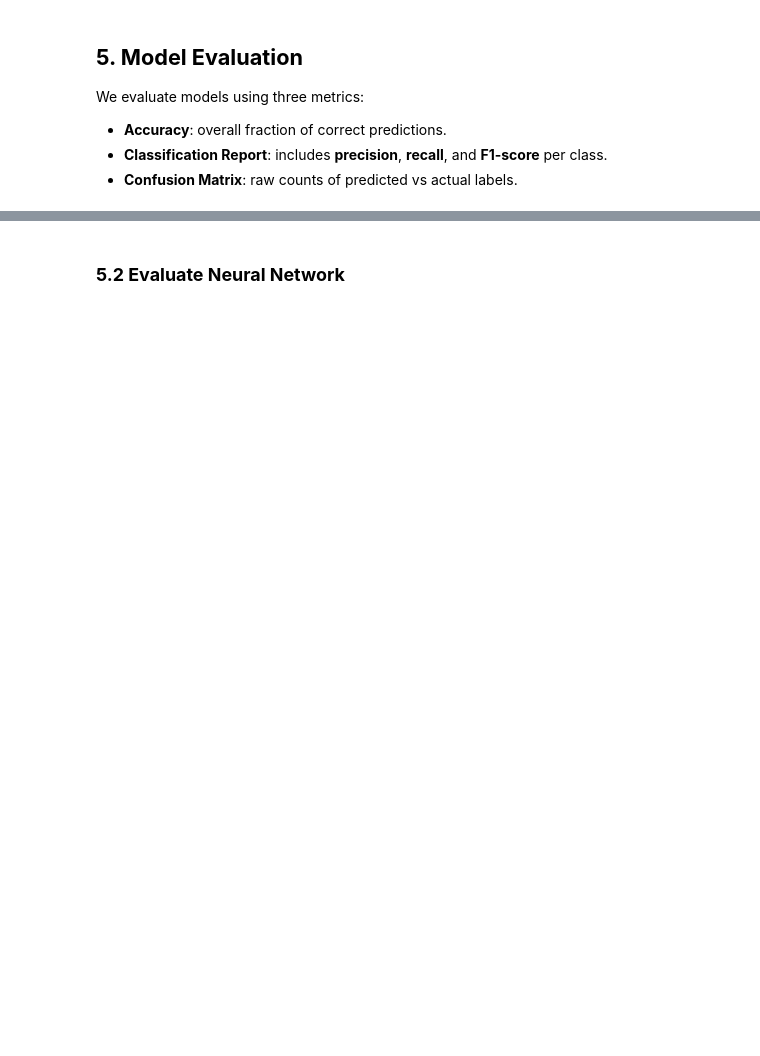
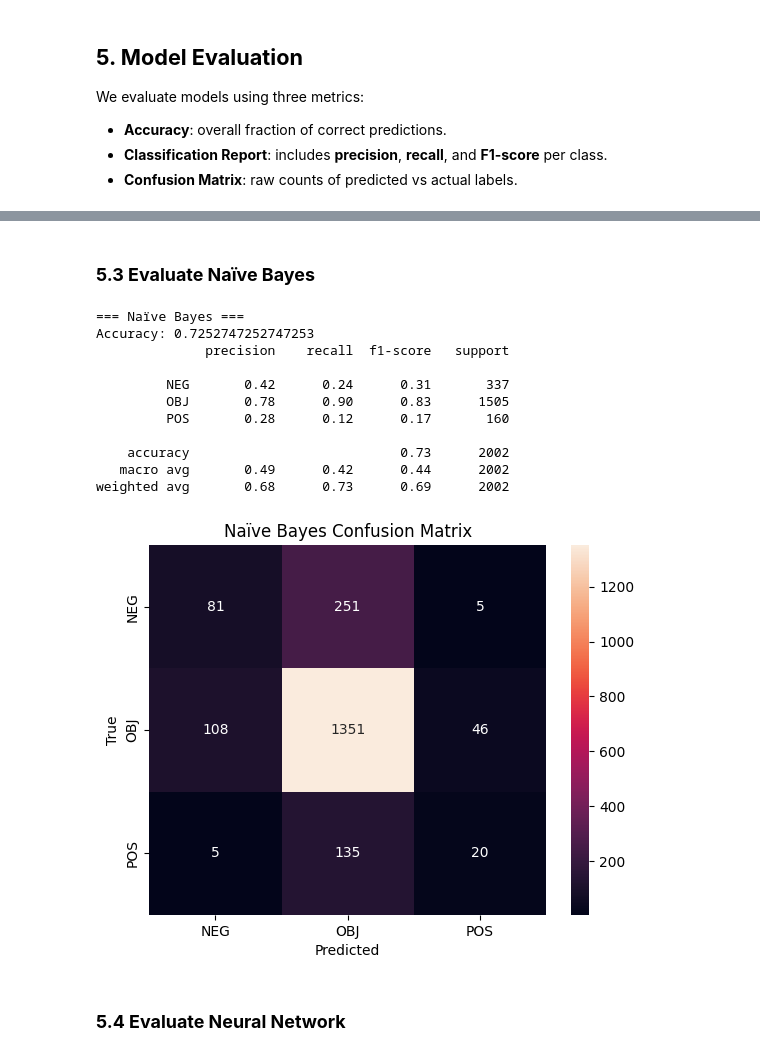
Before and after one commit to IslamAlTaweel/Arabic-Sentiment-Analysis-ML, a Jupyter notebook: ArabicSentiment.ipynb, the cells around one changed output, grey strips where cells are left out. Cells and saved outputs as stored; diff of their text form; code cells hidden in the pictures; blank space fills up the shorter version.

```diff
--- a/ArabicSentiment.ipynb
+++ b/ArabicSentiment.ipynb
@@ -179,10 +227,13 @@ These are combined using `hstack` into a single feature matrix `X`.
 ### **2.1 TF-IDF Representation**
 # %%
 tfidf = TfidfVectorizer(
-    max_features=5000,
-    ngram_range=(1,2),
-    min_df=3
-    )
+    ngram_range=(1, 2),   # VERY IMPORTANT
+    max_features=20000,
+    min_df=3,
+    max_df=0.9,
+    sublinear_tf=True
+)
+
 X_tfidf = tfidf.fit_transform(df["cleaned_text"])
 # %% [markdown]
 ### **2.2 Arabic-Specific Feature Functions**
@@ -225,4 +289,11 @@ X_train, X_temp, y_train, y_temp = train_test_split(
 X_val, X_test, y_val, y_test = train_test_split(
     X_temp, y_temp, test_size=0.5, stratify=y_temp, random_state=42
 )
+# %%
+X_nb_train, X_nb_temp, y_nb_train, y_nb_temp = train_test_split(
+    X_tfidf, y, test_size=0.4, stratify=y, random_state=42
+)
+X_nb_val, X_nb_test, y_nb_val, y_nb_test = train_test_split(
+    X_nb_temp, y_nb_temp, test_size=0.5, stratify=y_nb_temp, random_state=42
+)
 # %% [markdown]
@@ -239,0 +321,9 @@ We use a feed-forward neural network:
+# %%
+# ===== Compute Class Weights =====
+
+classes = np.unique(y_train)
+class_weights_array = compute_class_weight(class_weight="balanced", classes=classes, y=y_train)
+class_weight_dict = dict(zip(classes, class_weights_array))
+print("Class weights:", class_weight_dict)
+
+f1_macro_scorer = make_scorer(f1_score, average='macro')
@@ -298,3 +593,20 @@ Naïve Bayes Confusion Matrix:
+# %% [markdown]
+### **5.3 Evaluate Naïve Bayes**
+# %%
+evaluate_model("Naïve Bayes", y_nb_test, y_pred_nb_test)
+# %% [output]
+=== Naïve Bayes ===
+Accuracy: 0.7252747252747253
+              precision    recall  f1-score   support
+
+         NEG       0.42      0.24      0.31       337
+         OBJ       0.78      0.90      0.83      1505
+         POS       0.28      0.12      0.17       160
+
+    accuracy                           0.73      2002
+   macro avg       0.49      0.42      0.44      2002
+weighted avg       0.68      0.73      0.69      2002
+[figure, added]
 # %% [markdown]
-### **5.2 Evaluate Neural Network**
+### **5.4 Evaluate Neural Network**
 # %%
```
Also changed, not shown: parts of 44 cells of this notebook.
